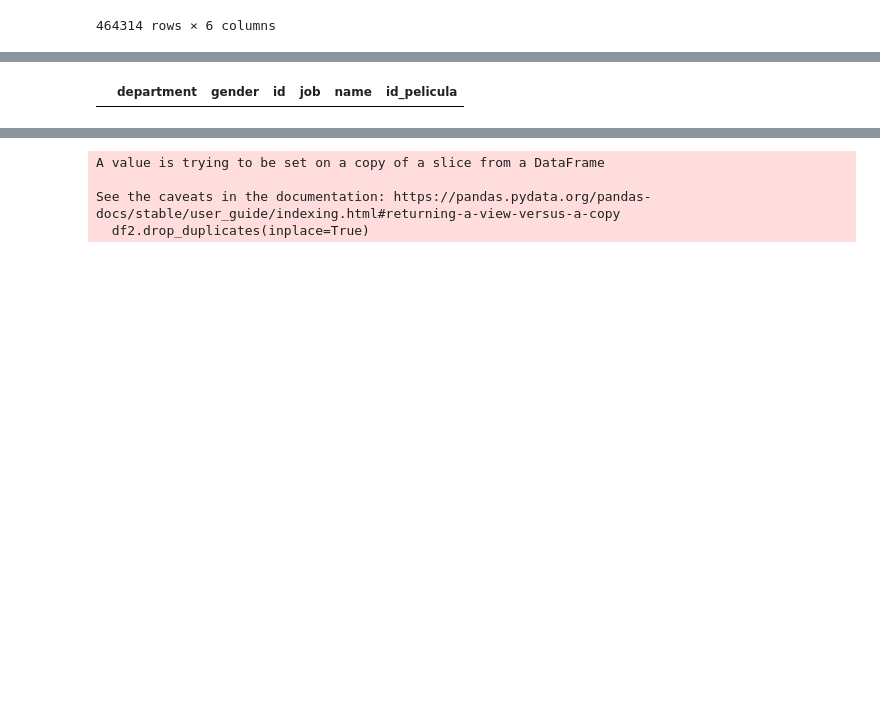
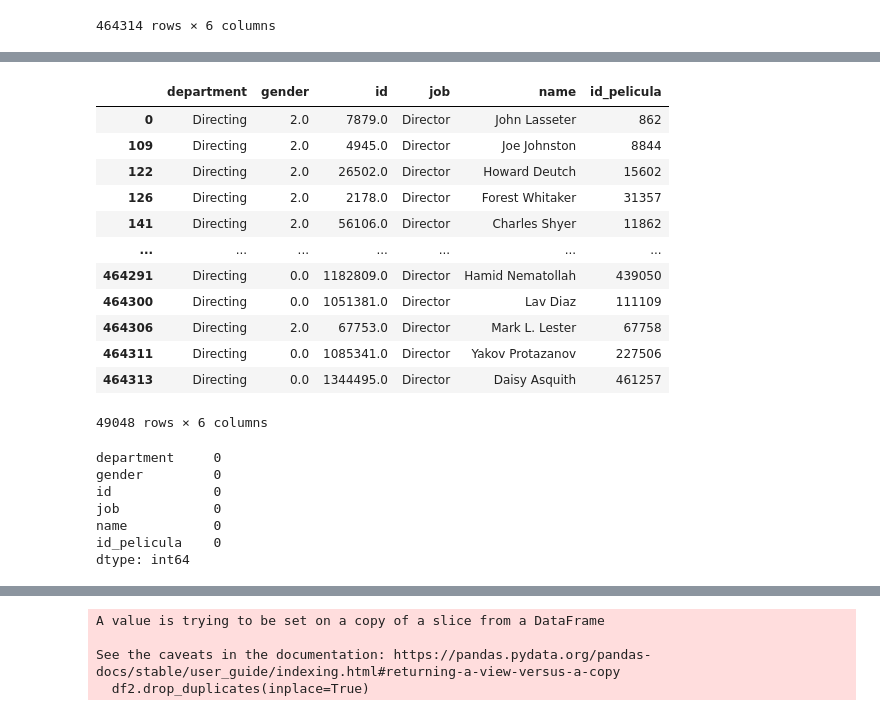
Before and after one commit to A-Lasso/Proyecto_Individual1, a Jupyter notebook: Codigo.ipynb, the cells around one changed output, grey strips where cells are left out. Drawn from its saved outputs; the diff is of its cells as text; code cells hidden in the pictures; blank space fills up the shorter version.

```diff
--- a/Codigo.ipynb
+++ b/Codigo.ipynb
@@ -997,5 +1043,27 @@ def get_director(nombre_director):
+# %%
+df_crew[df_crew["job"]=="Director"]
+# %% [output]
+|  | department | gender | id | job | name | id_pelicula |
+| 0 | Directing | 2.0 | 7879.0 | Director | John Lasseter | 862 |
+| 109 | Directing | 2.0 | 4945.0 | Director | Joe Johnston | 8844 |
+| 122 | Directing | 2.0 | 26502.0 | Director | Howard Deutch | 15602 |
+| 126 | Directing | 2.0 | 2178.0 | Director | Forest Whitaker | 31357 |
+| 141 | Directing | 2.0 | 56106.0 | Director | Charles Shyer | 11862 |
+| ... | ... | ... | ... | ... | ... | ... |
+| 464291 | Directing | 0.0 | 1182809.0 | Director | Hamid Nematollah | 439050 |
+| 464300 | Directing | 0.0 | 1051381.0 | Director | Lav Diaz | 111109 |
+| 464306 | Directing | 2.0 | 67753.0 | Director | Mark L. Lester | 67758 |
+| 464311 | Directing | 0.0 | 1085341.0 | Director | Yakov Protazanov | 227506 |
+| 464313 | Directing | 0.0 | 1344495.0 | Director | Daisy Asquith | 461257 |
+49048 rows × 6 columns
 # %%
-df_crew[df_crew["job"]=='Director'][df_crew['name']=='Richard McHugh']
+df_crew[df_crew["job"]=='Director'][df_crew['name']=='Richard McHugh'].count()
 # %% [output]
-|  | department | gender | id | job | name | id_pelicula |
+department     0
+gender         0
+id             0
+job            0
+name           0
+id_pelicula    0
+dtype: int64
 # %%
```
Also changed, not shown: parts of 17 cells of this notebook, 2 other files.
